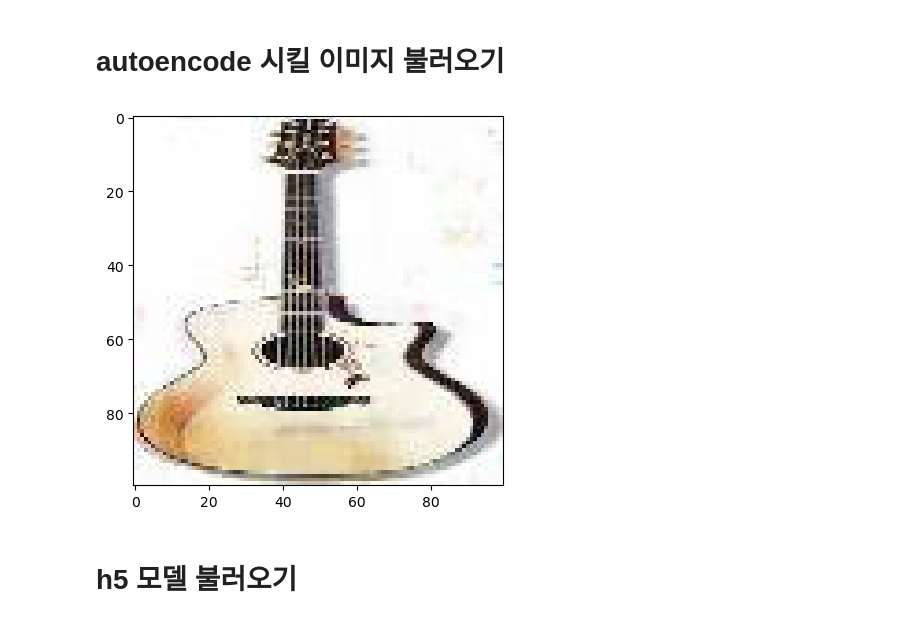
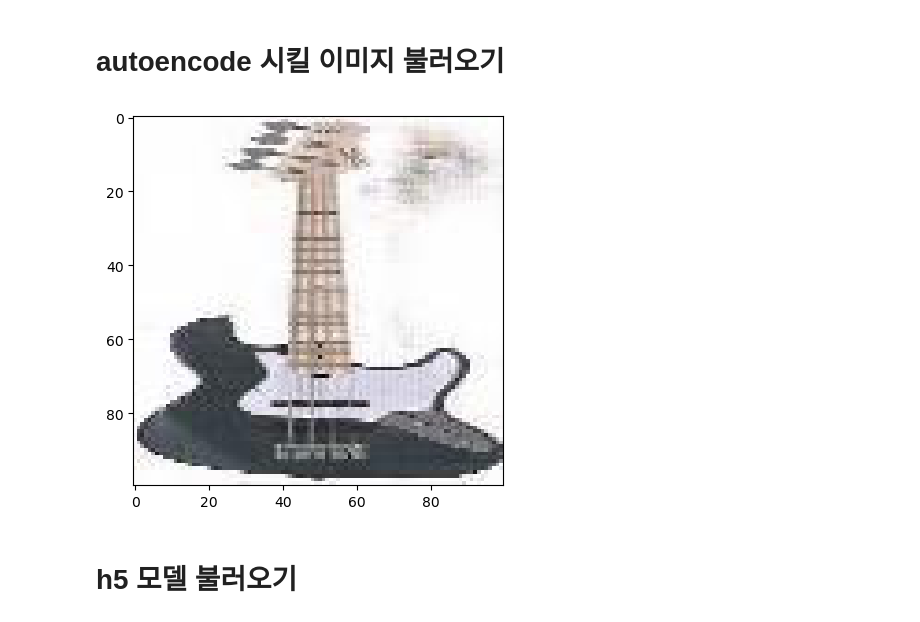
Before and after one commit to MirrorSpring/python_inst, a Jupyter notebook: Python/Note/Crawling/08 colab에서 만든 best h5로 autoencoder 해준 이미지 저장.ipynb, the cells around one changed output. Saved outputs shown, nothing was run; the diff lists cells and outputs as text; code cells hidden in the pictures.

```diff
--- a/Python/Note/Crawling/08 colab에서 만든 best h5로 autoencoder 해준 이미지 저장.ipynb
+++ b/Python/Note/Crawling/08 colab에서 만든 best h5로 autoencoder 해준 이미지 저장.ipynb
@@ -9,7 +9,7 @@ from tensorflow import keras
 # %% [markdown]
 # autoencode 시킬 이미지 불러오기
 # %%
-instrument_Names = ['sexophone', 'acoustic', 'black']
+instrument_Names = ['sexophone', 'acoustic', 'black','blue']
 instrument_images = [[] for _ in range(len(instrument_Names))]  # 악기별 이미지 리스트
 
 for idx, name in enumerate(instrument_Names):
@@ -18,10 +18,10 @@ for idx, name in enumerate(instrument_Names):
         img_array = np.array(img, dtype=np.int32)
         instrument_images[idx].append(img_array)
 # %%
-plt.imshow(instrument_images[1][0])
+plt.imshow(instrument_images[2][0])
 plt.show()
 # %% [output]
-[figure, old version]
+[figure, new version]
 # %% [markdown]
 # h5 모델 불러오기
 # %%
```
Also changed, not shown: parts of 8 cells of this notebook, 1 other file.
